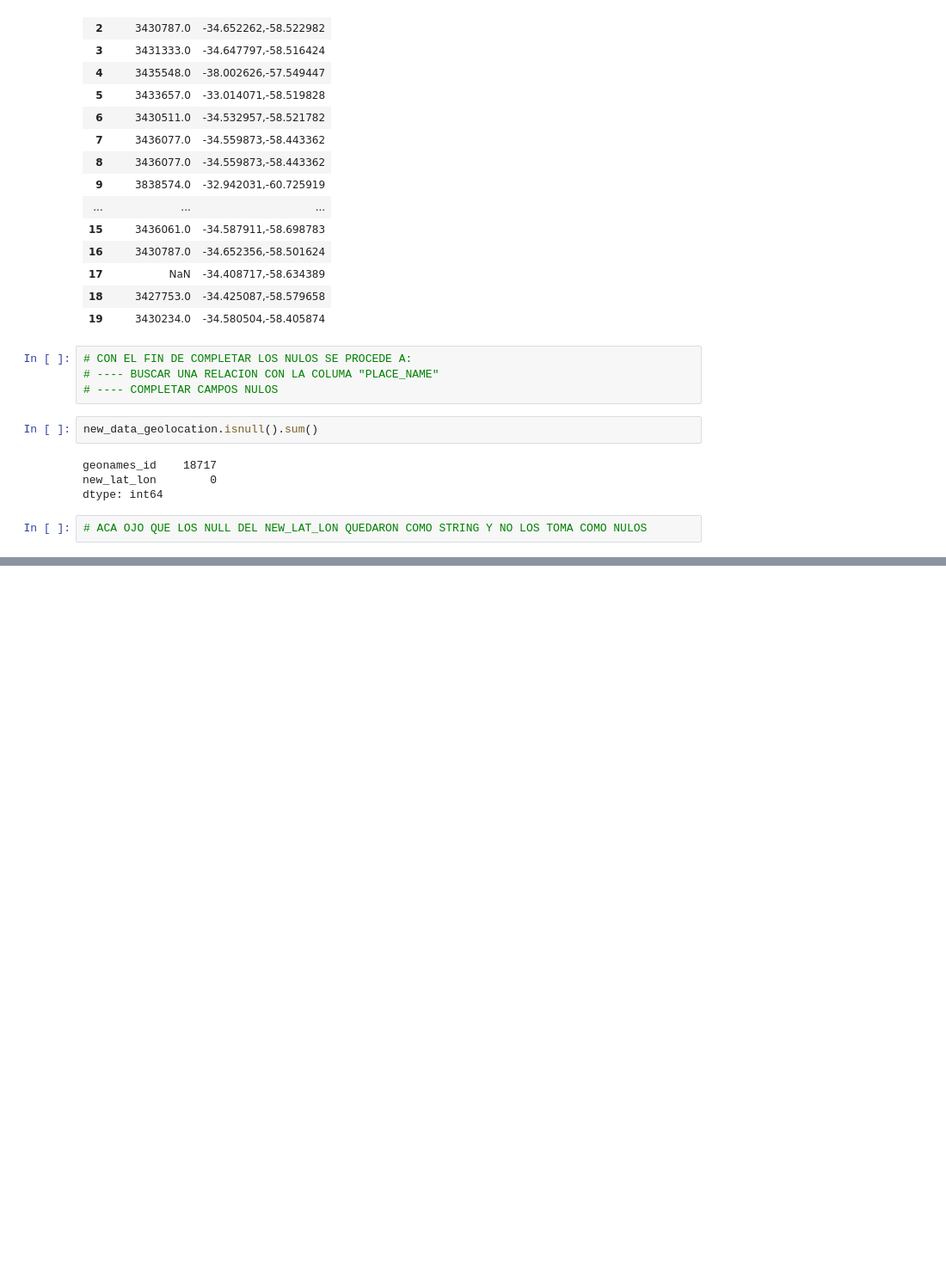
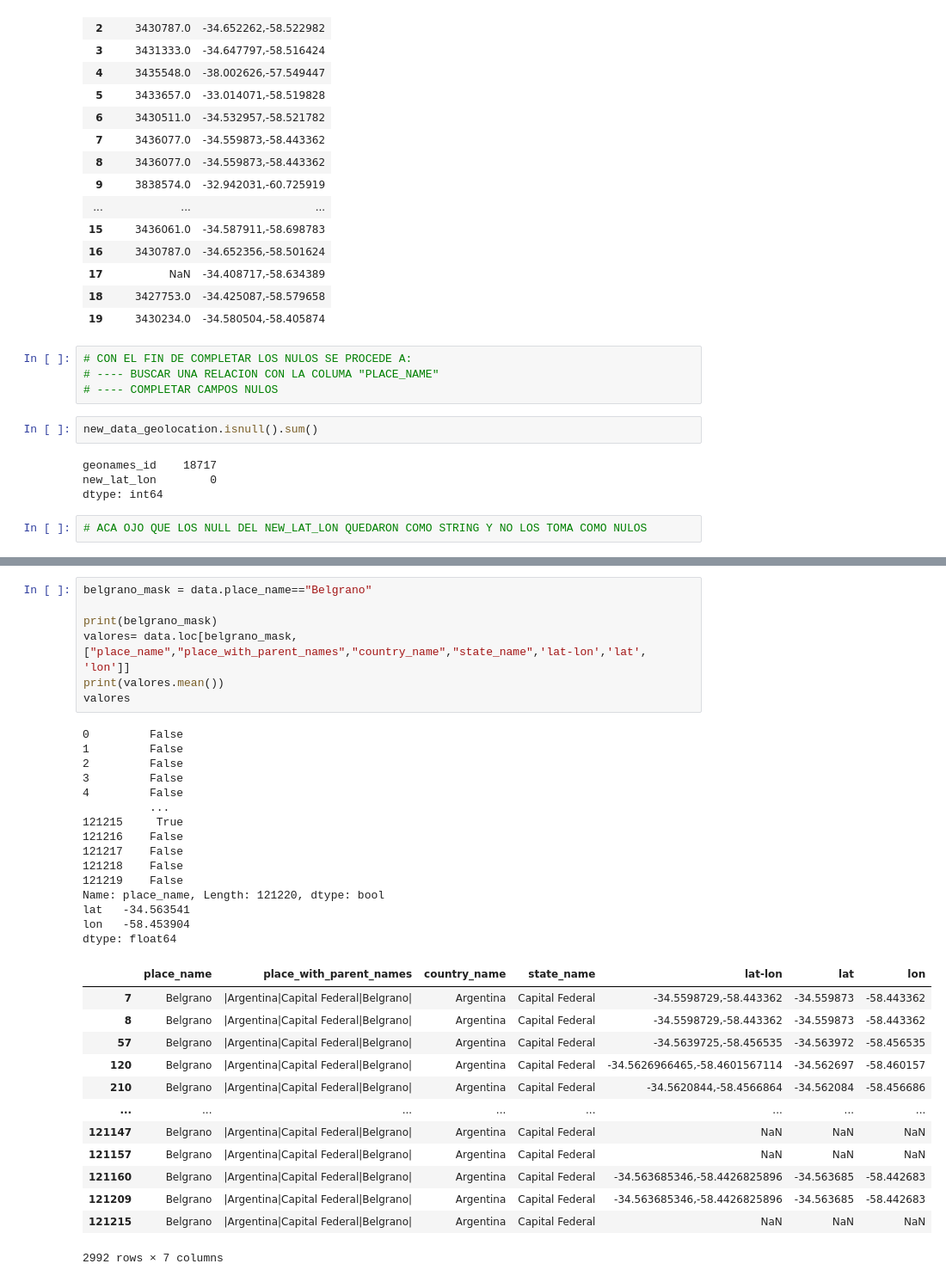
Before and after one commit to ronnygomez/DHDS-7, a Jupyter notebook: Limpieza_geolocalizacion.ipynb, the cells around one changed output, grey strips where cells are left out. Shown at 86% size. Saved outputs shown, nothing was run; the diff lists cells and outputs as text; blank space fills up the shorter version.

```diff
--- a/Limpieza_geolocalizacion.ipynb
+++ b/Limpieza_geolocalizacion.ipynb
@@ -110,0 +145,36 @@ dtype: int64
+# %%
+belgrano_mask = data.place_name=="Belgrano"
+
+print(belgrano_mask)
+valores= data.loc[belgrano_mask,["place_name","place_with_parent_names","country_name","state_name",'lat-lon','lat', 'lon']]
+print(valores.mean())
+valores
+# %% [output]
+0         False
+1         False
+2         False
+3         False
+4         False
+          ...
+121215     True
+121216    False
+121217    False
+121218    False
+121219    False
+Name: place_name, Length: 121220, dtype: bool
+lat   -34.563541
+lon   -58.453904
+dtype: float64
+|  | place_name | place_with_parent_names | country_name | state_name | lat-lon | lat | lon |
+| 7 | Belgrano | |Argentina|Capital Federal|Belgrano| | Argentina | Capital Federal | -34.5598729,-58.443362 | -34.559873 | -58.443362 |
+| 8 | Belgrano | |Argentina|Capital Federal|Belgrano| | Argentina | Capital Federal | -34.5598729,-58.443362 | -34.559873 | -58.443362 |
+| 57 | Belgrano | |Argentina|Capital Federal|Belgrano| | Argentina | Capital Federal | -34.5639725,-58.456535 | -34.563972 | -58.456535 |
+| 120 | Belgrano | |Argentina|Capital Federal|Belgrano| | Argentina | Capital Federal | -34.5626966465,-58.4601567114 | -34.562697 | -58.460157 |
+| 210 | Belgrano | |Argentina|Capital Federal|Belgrano| | Argentina | Capital Federal | -34.5620844,-58.4566864 | -34.562084 | -58.456686 |
+| ... | ... | ... | ... | ... | ... | ... | ... |
+| 121147 | Belgrano | |Argentina|Capital Federal|Belgrano| | Argentina | Capital Federal | NaN | NaN | NaN |
+| 121157 | Belgrano | |Argentina|Capital Federal|Belgrano| | Argentina | Capital Federal | NaN | NaN | NaN |
+| 121160 | Belgrano | |Argentina|Capital Federal|Belgrano| | Argentina | Capital Federal | -34.563685346,-58.4426825896 | -34.563685 | -58.442683 |
+| 121209 | Belgrano | |Argentina|Capital Federal|Belgrano| | Argentina | Capital Federal | -34.563685346,-58.4426825896 | -34.563685 | -58.442683 |
+| 121215 | Belgrano | |Argentina|Capital Federal|Belgrano| | Argentina | Capital Federal | NaN | NaN | NaN |
+2992 rows × 7 columns
```
Also changed, not shown: parts of 3 cells of this notebook.
